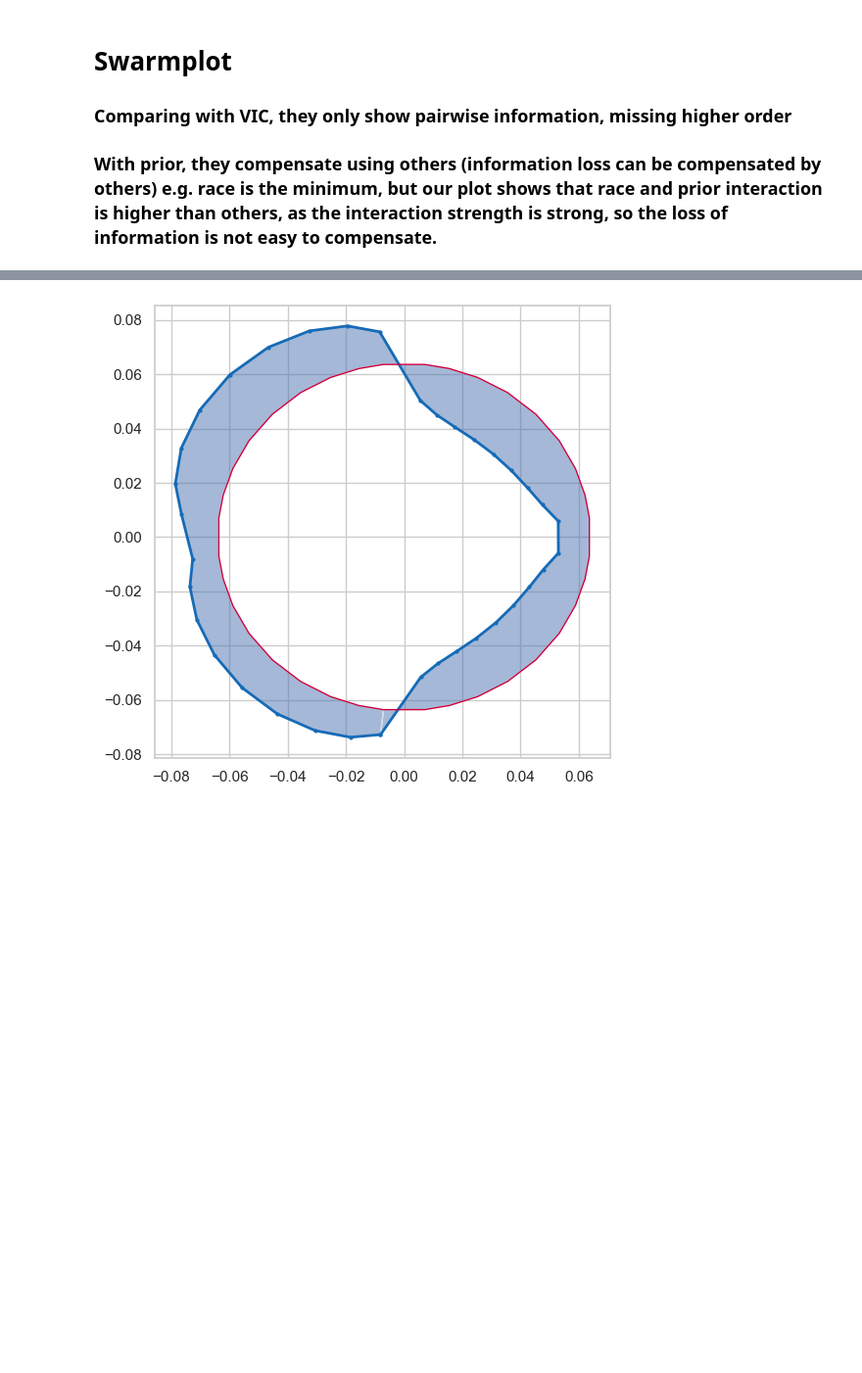
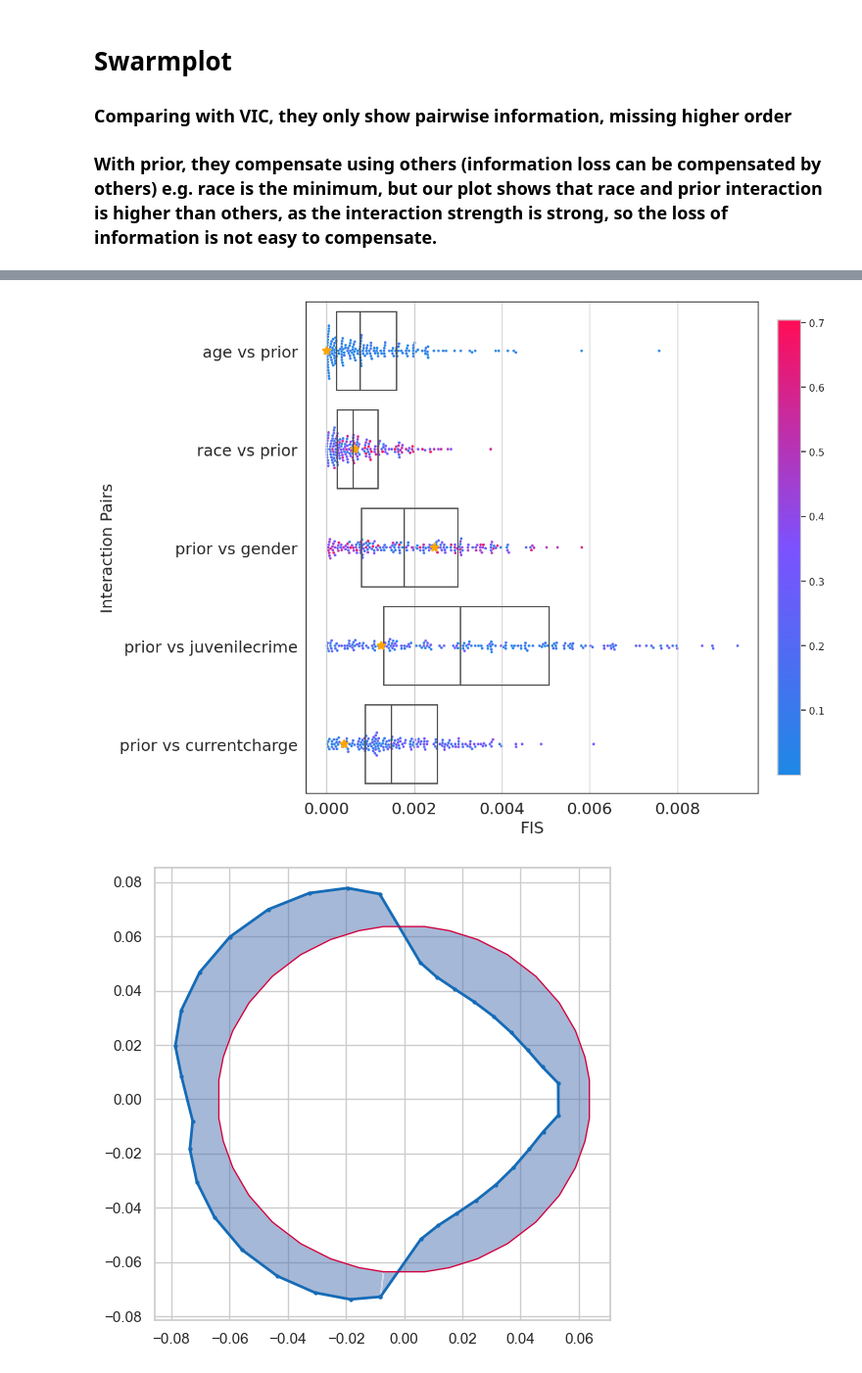
Before and after one commit to Sichao-Li/generalized_rashomon_set, a Jupyter notebook: experiments/recidivism_analysis.ipynb, the cells around one changed output, grey strips where cells are left out. Shown at 98% size. Drawn from its saved outputs; the diff is of its cells as text; code cells hidden in the pictures; blank space fills up the shorter version.

```diff
--- a/experiments/recidivism_analysis.ipynb
+++ b/experiments/recidivism_analysis.ipynb
@@ -209,3 +208,9 @@ swarm_plot(fis_in_r, loss_in_r, fis_ref_l, fis_reg_optimal.all_pairs, interest_p
+# %%
+interest_pairs = [(1,3), (2,3) , (3,4), (3,5), (3,6)]
+fis_ref_l = [i[-1] for i in fis_reg_optimal.fis_ref]
+swarm_plot(fis_reg_optimal.fis_in_r, fis_reg_optimal.loss_in_r, fis_ref_l, fis_reg_optimal.all_pairs, interest_pairs, vname=vlist_intercept, threshold=None, loss=fis_reg_optimal.loss, epsilon=fis_reg_optimal.epsilon, boxplot=True, save=False, suffix='prior')
+# %% [output]
+[figure, added]
 # %%
 pairwise_vis_single(loss_emp_all_pair_set[-1], fis_reg_optimal.loss, fis_reg_optimal.epsilon, 16)
 # %% [output]
```
Also changed, not shown: parts of 9 cells of this notebook, 7 other files.
